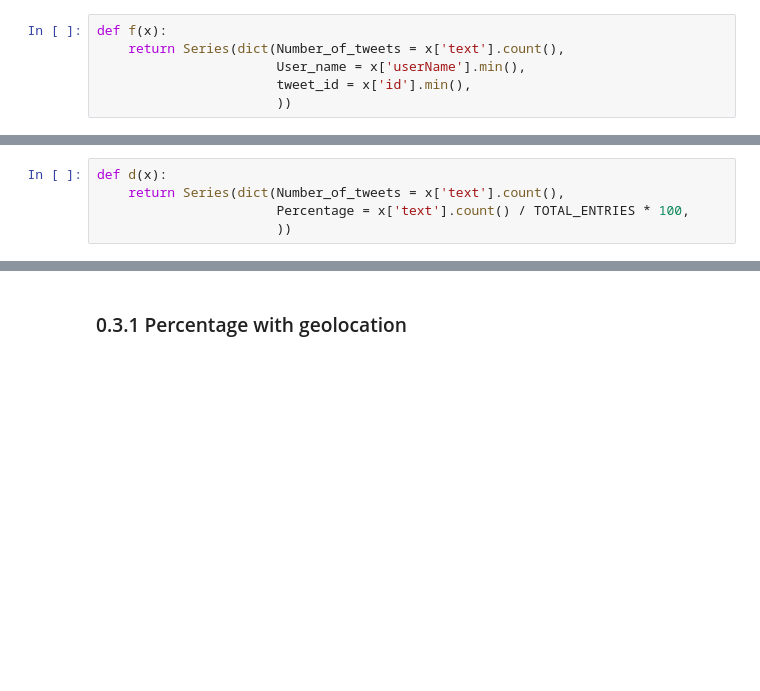
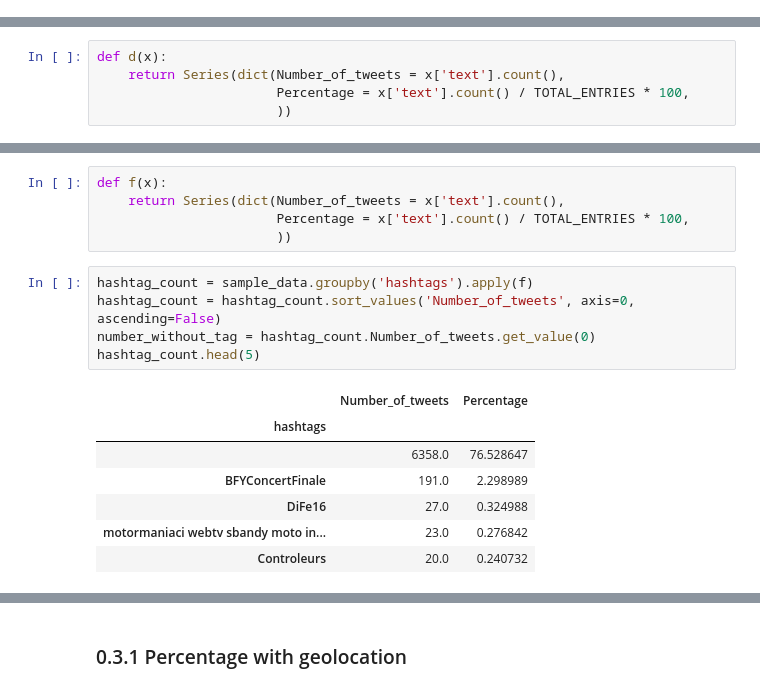
Before and after one commit to ChongHan/EPFL_ADA_Project, a Jupyter notebook: Sample Data processing.ipynb, the cells around one changed output, grey strips where cells are left out. Cells and saved outputs as stored; diff of their text form; blank space fills up the shorter version.

```diff
--- a/Sample Data processing.ipynb
+++ b/Sample Data processing.ipynb
@@ -211,6 +230,0 @@ Percentage of 2739(users) / 8697(tweets) = 0.31493618489134184
-# %%
-def f(x):
-    return Series(dict(Number_of_tweets = x['text'].count(),
-                       User_name = x['userName'].min(),
-                       tweet_id = x['id'].min(),
-                       ))
@@ -352,0 +422,18 @@ lang_usage
+# %%
+def f(x):
+    return Series(dict(Number_of_tweets = x['text'].count(),
+                       Percentage = x['text'].count() / TOTAL_ENTRIES * 100,
+                       ))
+# %%
+hashtag_count = sample_data.groupby('hashtags').apply(f)
+hashtag_count = hashtag_count.sort_values('Number_of_tweets', axis=0, ascending=False)
+number_without_tag = hashtag_count.Number_of_tweets.get_value(0)
+hashtag_count.head(5)
+# %% [output]
+|  | Number_of_tweets | Percentage |
+| hashtags |  |  |
+|  | 6358.0 | 76.528647 |
+| BFYConcertFinale | 191.0 | 2.298989 |
+| DiFe16 | 27.0 | 0.324988 |
+| motormaniaci webtv sbandy moto in... | 23.0 | 0.276842 |
+| Controleurs | 20.0 | 0.240732 |
```
Also changed, not shown: parts of 40 cells of this notebook.
